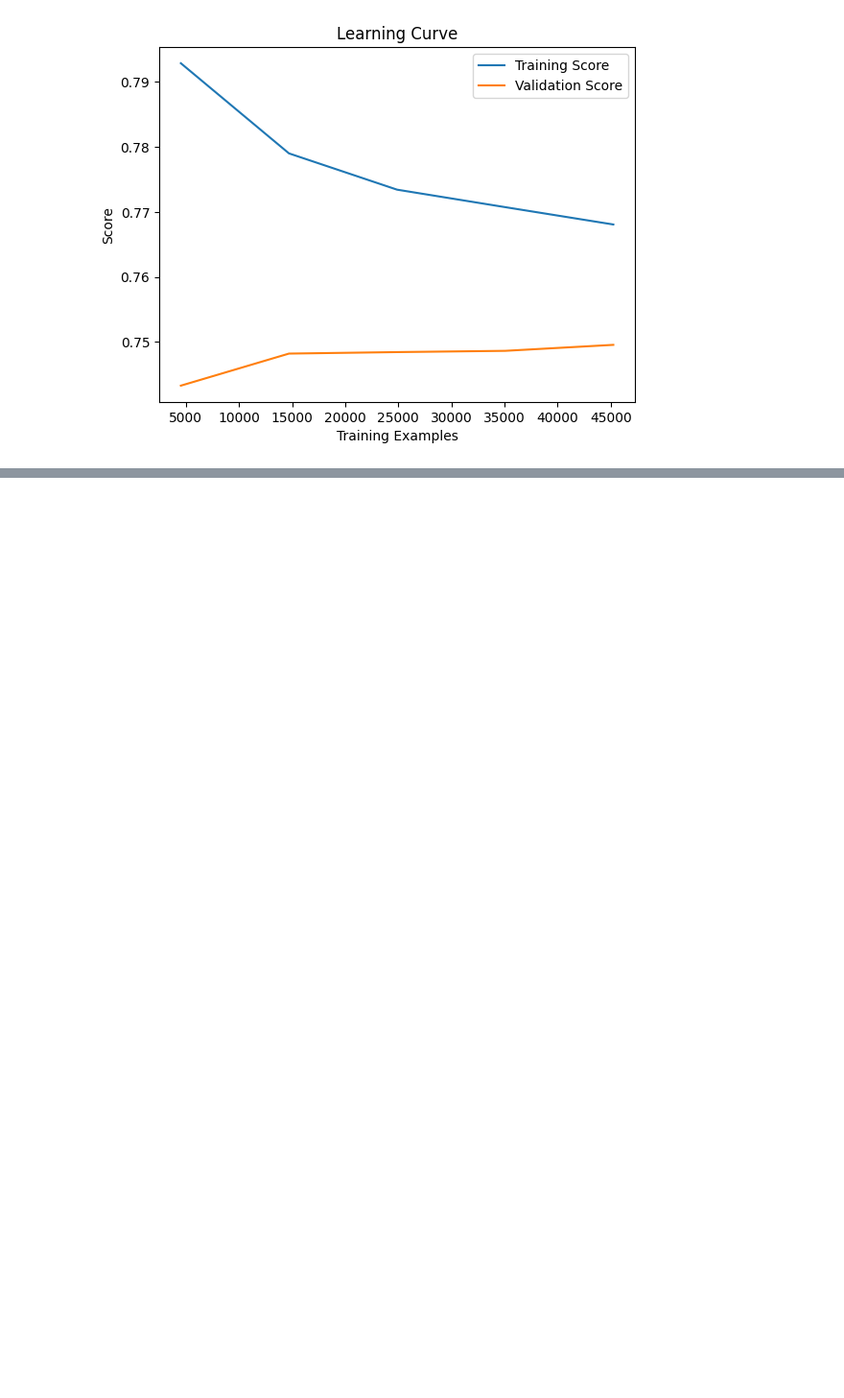
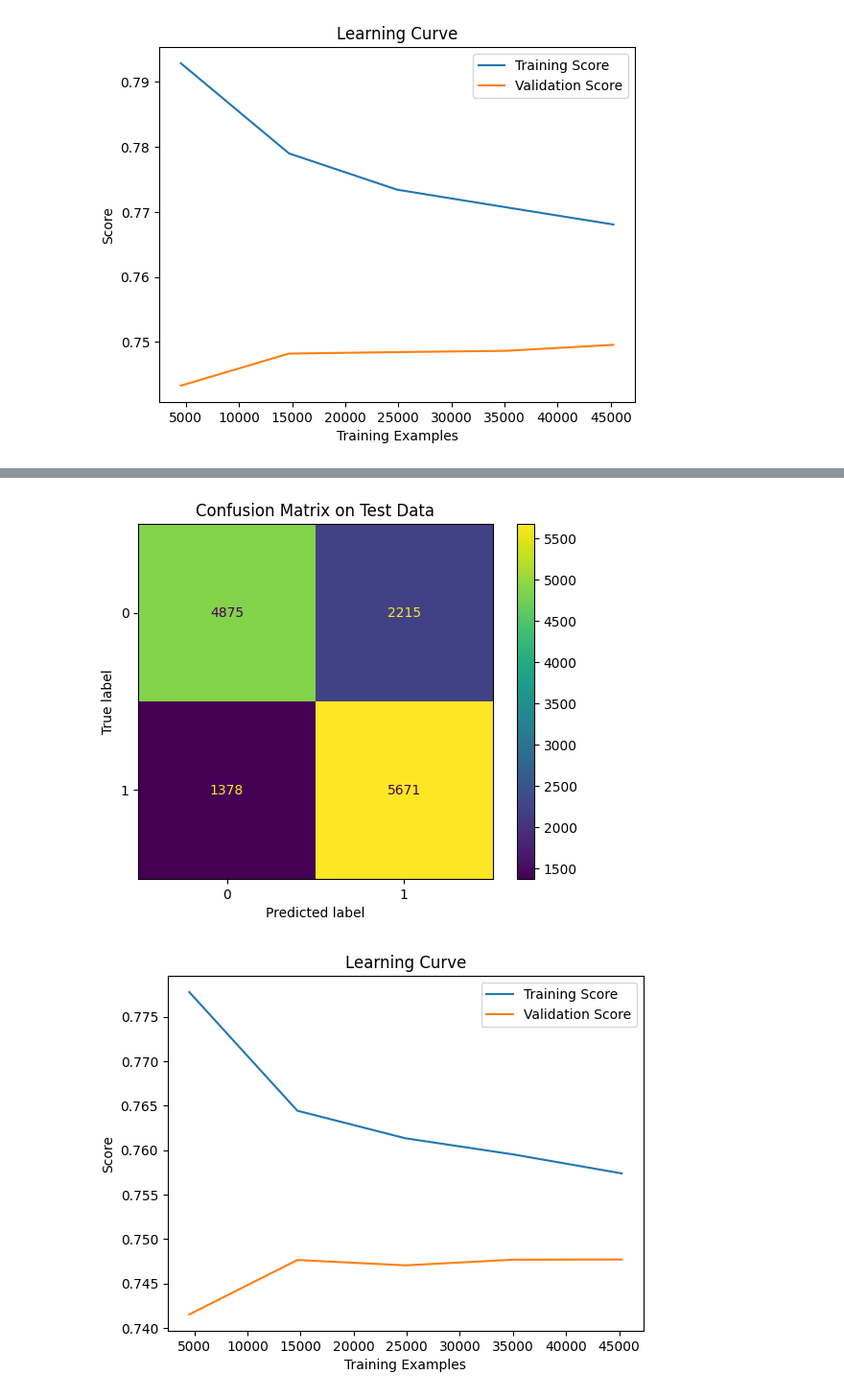
Before and after one commit to PatVraj/Classifying-Diabetes, a Jupyter notebook: Code/SVM.ipynb, the cells around one changed output, grey strips where cells are left out. Shown: that part at 96% size. Drawn from its saved outputs; the diff is of its cells as text; code cells hidden in the pictures; blank space fills up the shorter version.

```diff
--- a/Code/SVM.ipynb
+++ b/Code/SVM.ipynb
@@ -178,0 +210,17 @@ Accuracy: 0.7481434330575005
+# %%
+from sklearn.svm import SVC
+from sklearn.metrics import classification_report, accuracy_score
+
+# Instantiate the SVC model with C=1, rbf kernel, and default gamma='scale'
+model = SVC(C=0.1, kernel='rbf', gamma='scale')
+
+# Fit the model to the training data
+model.fit(x_train, y_train)
+
+# Predict on the test set
+y_pred = model.predict(x_test)
+
+# Evaluate the model
+print("Test Set Evaluation:")
+print(classification_report(y_test, y_pred))
+print(f"Accuracy: {accuracy_score(y_test, y_pred)}")
@@ -178,0 +239,59 @@ Accuracy: 0.7481434330575005
+# %%
+import matplotlib.pyplot as plt
+from sklearn.metrics import confusion_matrix, ConfusionMatrixDisplay, classification_report, accuracy_score, roc_curve, auc
+from sklearn.model_selection import learning_curve
+from sklearn.svm import SVC
+
+# Instantiate the SVC model with C=1, rbf kernel, and default gamma='scale'
+model = SVC(C=0.1, kernel='rbf', gamma='scale')
+
+# Fit the model to the training data
+model.fit(x_train, y_train)
+
+# Predict on the test set
+y_pred = model.predict(x_test)
+
+# Evaluate the model
+print("Test Set Evaluation:")
+print(classification_report(y_test, y_pred))
+print(f"Accuracy: {accuracy_score(y_test, y_pred)}")
+
+# Calculate the confusion matrix
+cm = confusion_matrix(y_test, y_pred)
+
+# Display the confusion matrix
+disp = ConfusionMatrixDisplay(confusion_matrix=cm)
+disp.plot()
+plt.title("Confusion Matrix on Test Data")
+plt.show()
+
+# Learning Curve
+train_sizes, train_scores, test_scores = learning_curve(model, x_train, y_train, cv=5, scoring='accuracy', n_jobs=-1)
+train_scores_mean = train_scores.mean(axis=1)
+test_scores_mean = test_scores.mean(axis=1)
+
+plt.figure()
+plt.plot(train_sizes, train_scores_mean, label="Training Score")
+plt.plot(train_sizes, test_scores_mean, label="Validation Score")
+plt.xlabel("Training Examples")
+plt.ylabel("Score")
+plt.title("Learning Curve")
+plt.legend()
+plt.show()
+
+# Additional Plot: ROC Curve
+# Compute ROC curve and ROC area for each class
+fpr, tpr, _ = roc_curve(y_test, model.decision_function(x_test))
+roc_auc = auc(fpr, tpr)
+
+plt.figure()
+plt.plot(fpr, tpr, color='darkorange', lw=2, label=f'ROC curve (area = {roc_auc:.2f})')
+plt.plot([0, 1], [0, 1], color='navy', lw=2, linestyle='--')
+plt.xlim([0.0, 1.0])
+plt.ylim([0.0, 1.05])
+plt.xlabel('False Positive Rate')
+plt.ylabel('True Positive Rate')
+plt.title('Receiver Operating Characteristic (ROC) Curve')
+plt.legend(loc="lower right")
+plt.show()
+# %% [output]
@@ -178,0 +309,2 @@ Accuracy: 0.7481434330575005
+[figure, added]
+[figure, added]
```
Also changed, not shown: parts of 4 cells of this notebook.
